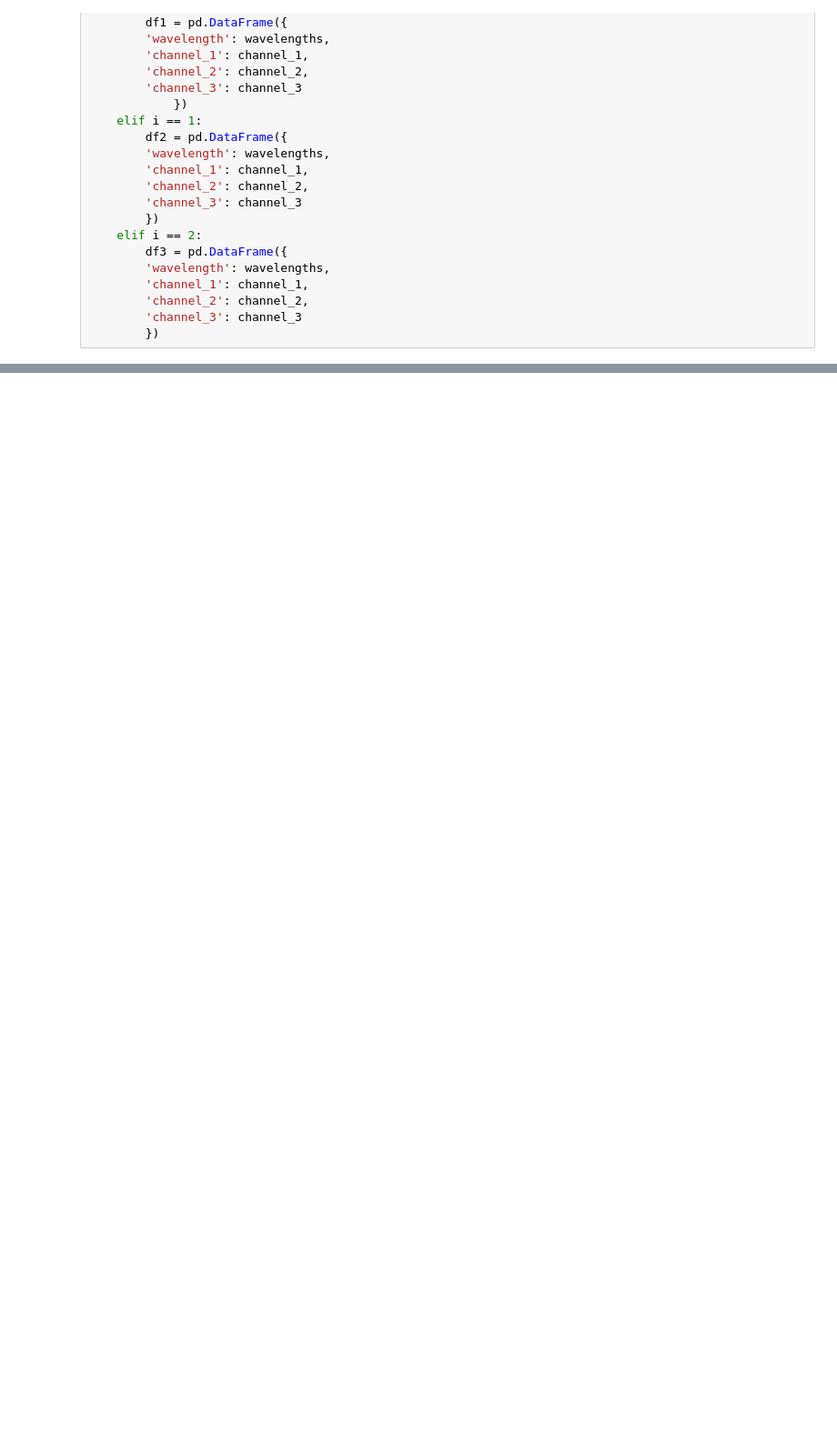
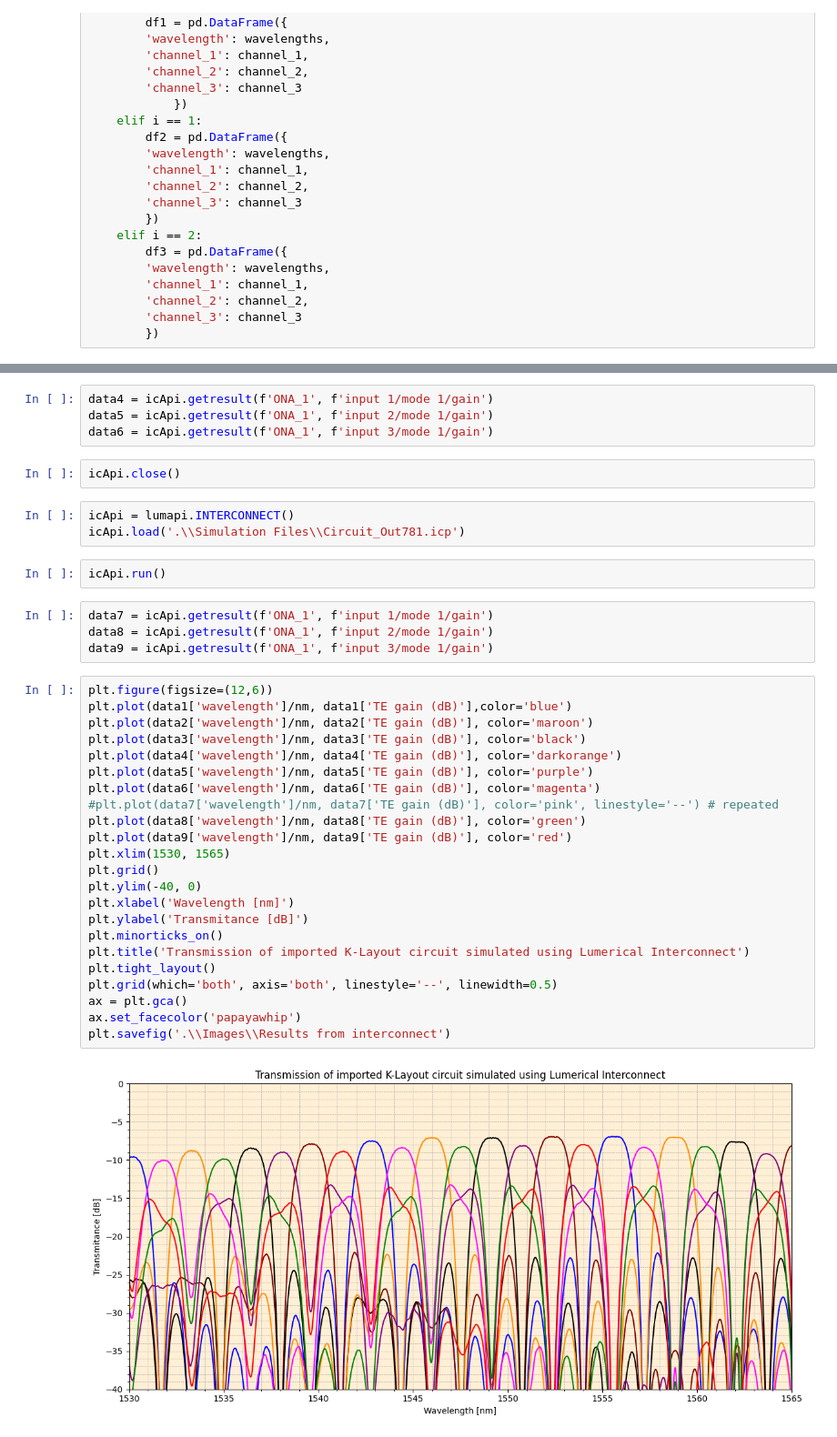
Before and after one commit to Lucivaldo1/Photonics-Training-Program, a Jupyter notebook: Photonics training/March 2025 OpenEBL Results/teste_files.ipynb, the cells around one changed output, grey strips where cells are left out. Shown at 91% size. Drawn from its saved outputs; the diff is of its cells as text; blank space fills up the shorter version.

```diff
--- a/Photonics training/March 2025 OpenEBL Results/teste_files.ipynb
+++ b/Photonics training/March 2025 OpenEBL Results/teste_files.ipynb
@@ -72,0 +98,40 @@ plt.savefig('results')
+# %%
+data4 = icApi.getresult(f'ONA_1', f'input 1/mode 1/gain')
+data5 = icApi.getresult(f'ONA_1', f'input 2/mode 1/gain')
+data6 = icApi.getresult(f'ONA_1', f'input 3/mode 1/gain')
+# %%
+icApi.close()
+# %%
+icApi = lumapi.INTERCONNECT()
+icApi.load('.\\Simulation Files\\Circuit_Out781.icp')
+# %%
+icApi.run()
+# %%
+data7 = icApi.getresult(f'ONA_1', f'input 1/mode 1/gain')
+data8 = icApi.getresult(f'ONA_1', f'input 2/mode 1/gain')
+data9 = icApi.getresult(f'ONA_1', f'input 3/mode 1/gain')
+# %%
+plt.figure(figsize=(12,6))
+plt.plot(data1['wavelength']/nm, data1['TE gain (dB)'],color='blue')
+plt.plot(data2['wavelength']/nm, data2['TE gain (dB)'], color='maroon')
+plt.plot(data3['wavelength']/nm, data3['TE gain (dB)'], color='black')
+plt.plot(data4['wavelength']/nm, data4['TE gain (dB)'], color='darkorange')
+plt.plot(data5['wavelength']/nm, data5['TE gain (dB)'], color='purple')
+plt.plot(data6['wavelength']/nm, data6['TE gain (dB)'], color='magenta')
+#plt.plot(data7['wavelength']/nm, data7['TE gain (dB)'], color='pink', linestyle='--') # repeated
+plt.plot(data8['wavelength']/nm, data8['TE gain (dB)'], color='green')
+plt.plot(data9['wavelength']/nm, data9['TE gain (dB)'], color='red')
+plt.xlim(1530, 1565)
+plt.grid()
+plt.ylim(-40, 0)
+plt.xlabel('Wavelength [nm]')
+plt.ylabel('Transmitance [dB]')
+plt.minorticks_on()
+plt.title('Transmission of imported K-Layout circuit simulated using Lumerical Interconnect')
+plt.tight_layout()
+plt.grid(which='both', axis='both', linestyle='--', linewidth=0.5)
+ax = plt.gca()
+ax.set_facecolor('papayawhip')
+plt.savefig('.\\Images\\Results from interconnect')
+# %% [output]
+[figure, added]
```
Also changed, not shown: parts of 11 cells of this notebook, 37 other files.
